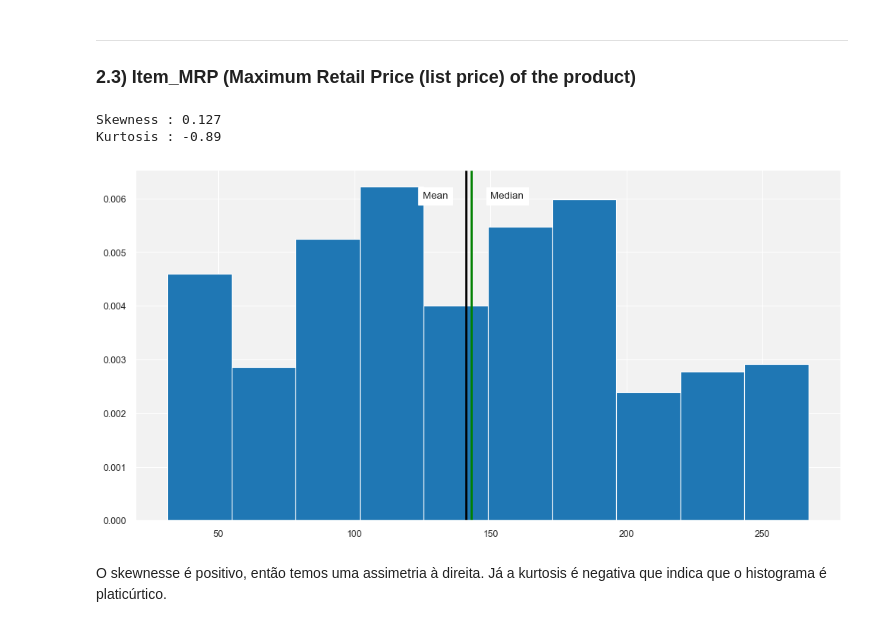
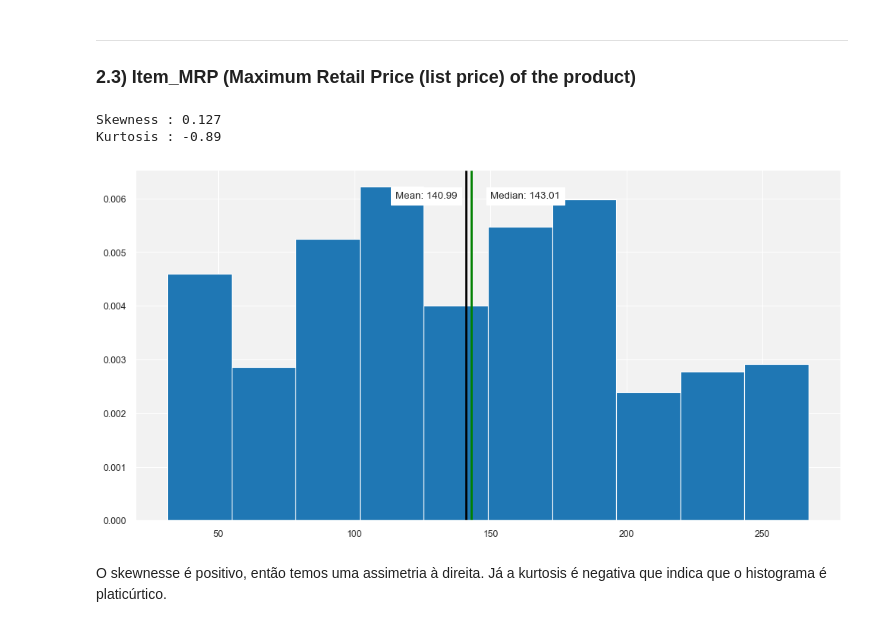
Before and after one commit to Krupique/mlops-projects, a Jupyter notebook: 02-bigmart_sales_prediction/notebook/data_analysis_new.ipynb, the cells around one changed output. Drawn from its saved outputs; the diff is of its cells as text; code cells hidden in the pictures.

```diff
--- a/02-bigmart_sales_prediction/notebook/data_analysis_new.ipynb
+++ b/02-bigmart_sales_prediction/notebook/data_analysis_new.ipynb
@@ -386,26 +388,28 @@ Na verdade, os "outliers" são itens que estão bastante expostos nas vitrines d
 # %%
 skewness = round(df_train_raw['Item_MRP'].skew(), 3)
 kurtosis = round(df_train_raw['Item_MRP'].kurt(), 3)
+mean = round(df_train_raw['Item_MRP'].mean(), 2)
+median = round(df_train_raw['Item_MRP'].median(), 2)
 
 print(f'Skewness : {skewness}')
 print(f'Kurtosis : {kurtosis}')
 
 fig, ax = plt.subplots(figsize=(12, 6))
 ax.hist(df_train_raw['Item_MRP'], bins=10, density=True)
 
 # Linha da mediana
 ax.axvline(x = df_train_raw['Item_MRP'].mean(), color='black', lw=2)
-ax.text(125, 0.006, 'Mean', bbox={'facecolor':'white'})
+ax.text(115, 0.006, f'Mean: {mean}', bbox={'facecolor':'white'})
 
 # Linha da média
 ax.axvline(x = df_train_raw['Item_MRP'].median(), color='green', lw=2)
-ax.text(150, 0.006, 'Median', bbox={'facecolor':'white'})
+ax.text(150, 0.006, f'Median: {median}', bbox={'facecolor':'white'})
 
 plt.show()
 # %% [output]
 Skewness : 0.127
 Kurtosis : -0.89
-[figure, old version]
+[figure, new version]
 # %% [markdown]
 O skewnesse é positivo, então temos uma assimetria à direita. Já a kurtosis é negativa que indica que o histograma é platicúrtico.
 # %%
```
Also changed, not shown: parts of 3 cells of this notebook.
